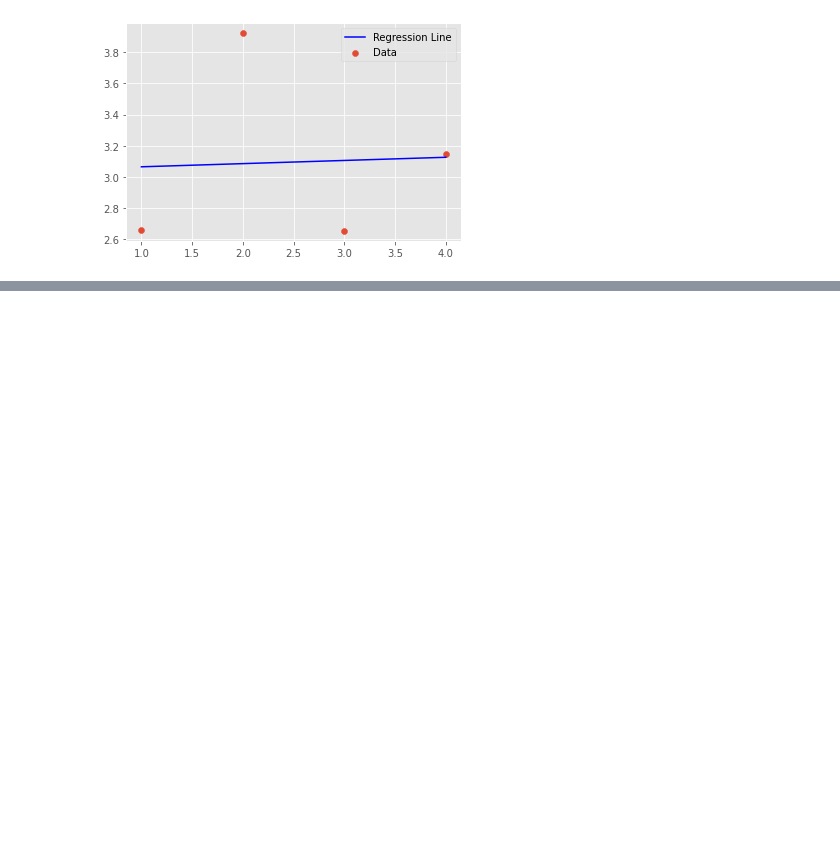
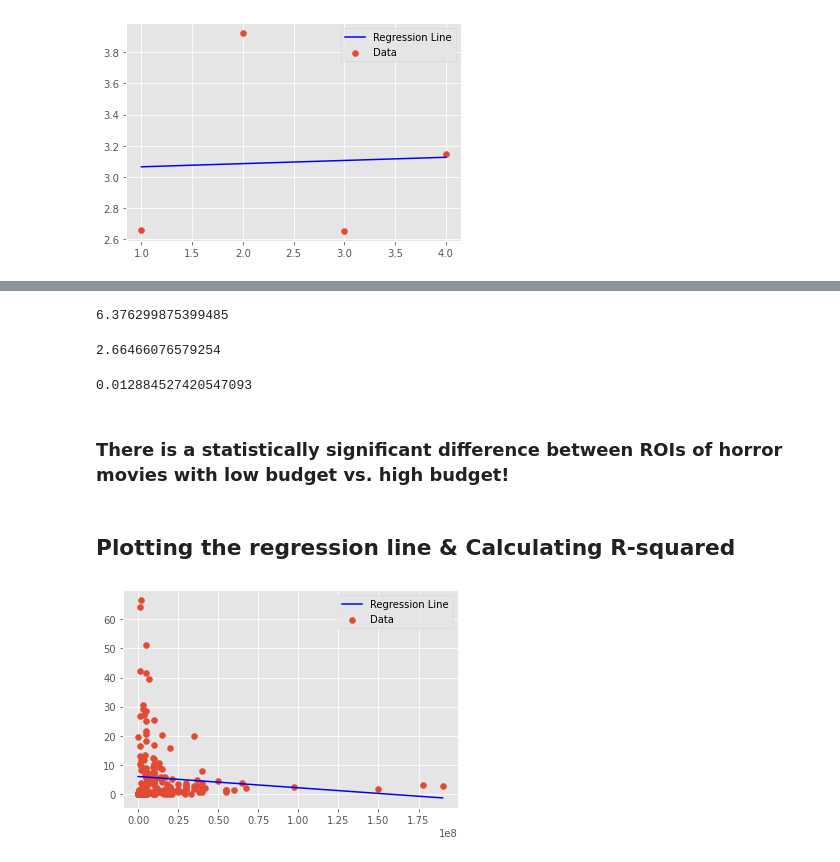
Before and after one commit to LydiaCuffman/film-investment-project, a Jupyter notebook: JF_Working_2.ipynb, the cells around one changed output, grey strips where cells are left out. Drawn from its saved outputs; the diff is of its cells as text; code cells hidden in the pictures; blank space fills up the shorter version.

```diff
--- a/JF_Working_2.ipynb
+++ b/JF_Working_2.ipynb
@@ -345,0 +443,10 @@ best_fit(roi_means_df['Tiers'], roi_means_df['ROI_Mean'])
+# %%
+df_all.dropna(subset=['genres'], inplace = True)
+# %%
+def horror(x):
+    if "Horror" in x:
+        return True
+    else:
+        return False
+# %%
+df_all['Horror']=df_all['genres'].map(horror)
@@ -345,0 +473,3 @@ best_fit(roi_means_df['Tiers'], roi_means_df['ROI_Mean'])
+# %%
+horror_sample = df_all.loc[df_all['Horror']==True]
+others_sample= df_all.loc[df_all['Horror']==False]
@@ -345,0 +495,39 @@ best_fit(roi_means_df['Tiers'], roi_means_df['ROI_Mean'])
+# %%
+low_budget_hor['return_on_investment'].mean()
+# %% [output]
+6.376299875399485
+# %%
+high_budget_hor['return_on_investment'].mean()
+# %% [output]
+2.66466076579254
+# %%
+result = stats.ttest_ind(low_budget_hor['return_on_investment'], high_budget_hor['return_on_investment'])
+pval = result[1]/2
+print(pval)
+# %% [output]
+0.012884527420547093
+# %% [markdown]
+### There is a statistically significant difference between ROIs of horror movies with low budget vs. high budget!
+# %% [markdown]
+
+## Plotting the regression line & Calculating R-squared
+# %%
+#Plotting the line for ENTIRE HORROR SAMPLE
+def best_fit(x, y):
+    # Create a scatter plot of x vs. y
+    fig, ax = plt.subplots()
+    ax.scatter(x, y, label="Data")
+
+    # Calculate coefficient and intercept
+    m = slope(x, y)
+    c = intercept(m, x, y)
+
+    # Plot line created by coefficient and intercept
+    regression_line = m * x + c
+    ax.plot(x, regression_line, label= "Regression Line", color='red')
+    ax.get_lines()[0].set_color("blue")
+    ax.legend()
+
+best_fit(horror_sample['production_budget'], horror_sample['return_on_investment'])
+# %% [output]
+[figure, added]
```
Also changed, not shown: parts of 23 cells of this notebook.
